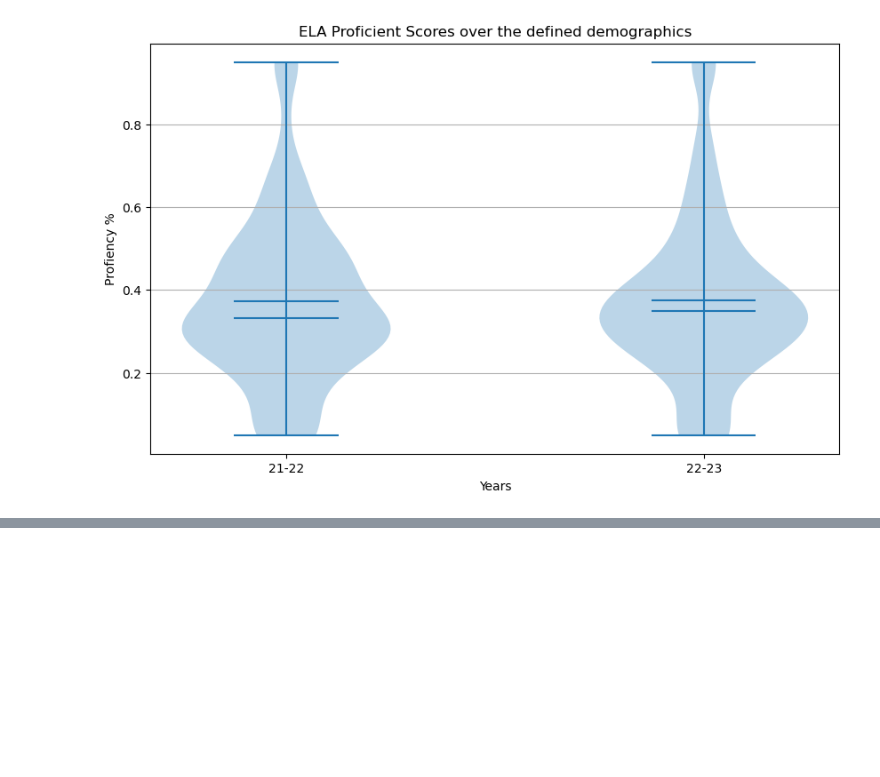
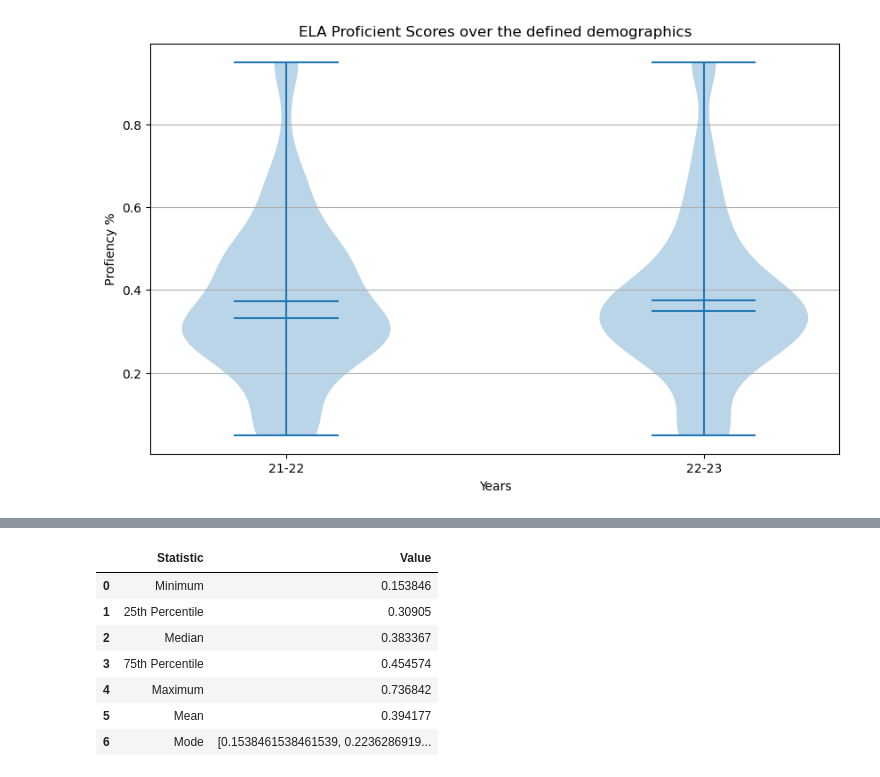
Before and after one commit to RussoLucas/atena, a Jupyter notebook: analysis/overview-ela.ipynb, the cells around one changed output, grey strips where cells are left out. Cells and saved outputs as stored; diff of their text form; code cells hidden in the pictures; blank space fills up the shorter version.

```diff
--- a/analysis/overview-ela.ipynb
+++ b/analysis/overview-ela.ipynb
@@ -93,0 +131,26 @@ plt.show()
+# %%
+#22-23 stats
+min_value = raw_metro_profficiency23.min()
+percent_25 = raw_metro_profficiency23.quantile(0.25)
+median_value = raw_metro_profficiency23.median()
+percent_75 = raw_metro_profficiency23.quantile(0.75)
+max_value = raw_metro_profficiency23.max()
+mean_value = raw_metro_profficiency23.mean()
+mode_value = raw_metro_profficiency23.mode().tolist()
+
+# Create a DataFrame for the statistics
+metro_stats23 = pd.DataFrame({
+    'Statistic': ['Minimum', '25th Percentile', 'Median', '75th Percentile', 'Maximum', 'Mean', 'Mode'],
+    'Value': [min_value, percent_25, median_value, percent_75, max_value, mean_value, mode_value]
+})
+
+metro_stats23
+# %% [output]
+|  | Statistic | Value |
+| 0 | Minimum | 0.153846 |
+| 1 | 25th Percentile | 0.30905 |
+| 2 | Median | 0.383367 |
+| 3 | 75th Percentile | 0.454574 |
+| 4 | Maximum | 0.736842 |
+| 5 | Mean | 0.394177 |
+| 6 | Mode | [0.1538461538461539, 0.2236286919... |
```
Also changed, not shown: parts of 9 cells of this notebook, 3 other files.
